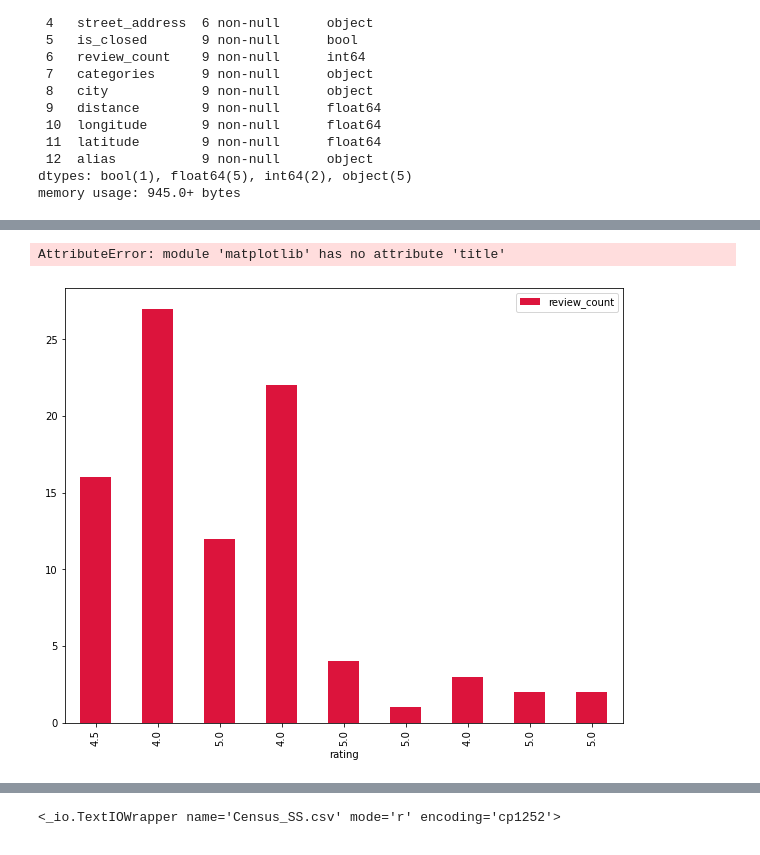
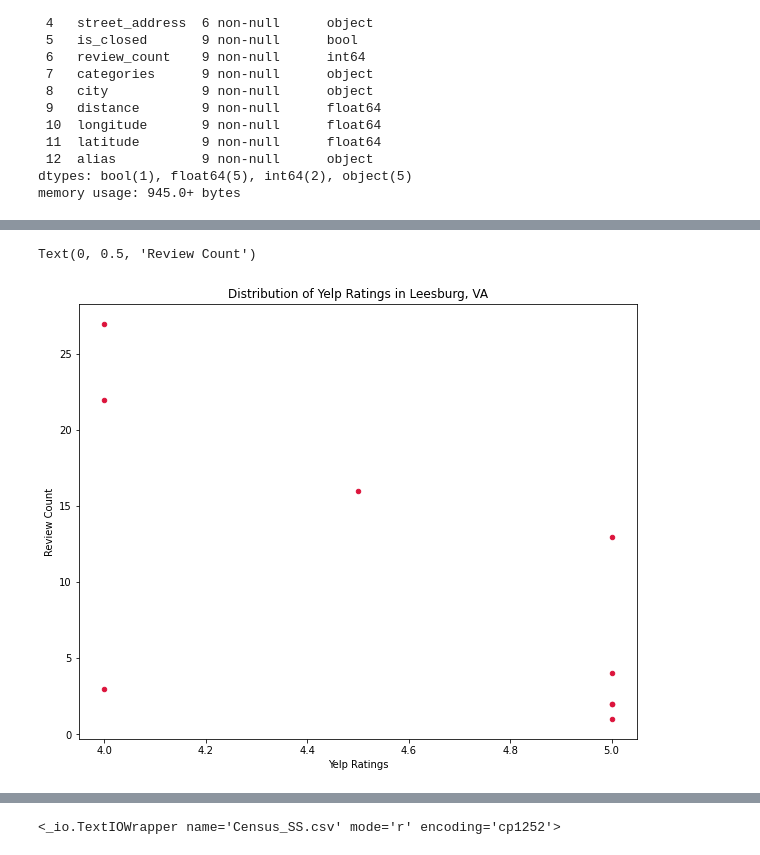
Before and after one commit to ntsegaw/flowerREDO, a Jupyter notebook: Flower Shop.ipynb, the cells around one changed output, grey strips where cells are left out. Saved outputs shown, nothing was run; the diff lists cells and outputs as text; code cells hidden in the pictures.

```diff
--- a/Flower Shop.ipynb
+++ b/Flower Shop.ipynb
@@ -222,10 +258,9 @@ memory usage: 945.0+ bytes
 # %%
-# Graph totals
-lbdf.plot.bar("rating", "review_count", figsize = (10,8), color = "crimson")
+lbdf.plot.scatter("rating", "num_reviews", figsize = (10,8), color = "crimson")
 plt.title("Distribution of Yelp Ratings in Leesburg, VA")
 plt.xlabel("Yelp Ratings")
 plt.ylabel("Review Count")
 # %% [output]
-AttributeError: module 'matplotlib' has no attribute 'title'
+Text(0, 0.5, 'Review Count')
-[figure, old version]
+[figure, new version]
 # %%
```
Also changed, not shown: parts of 10 cells of this notebook, 2 other files.
